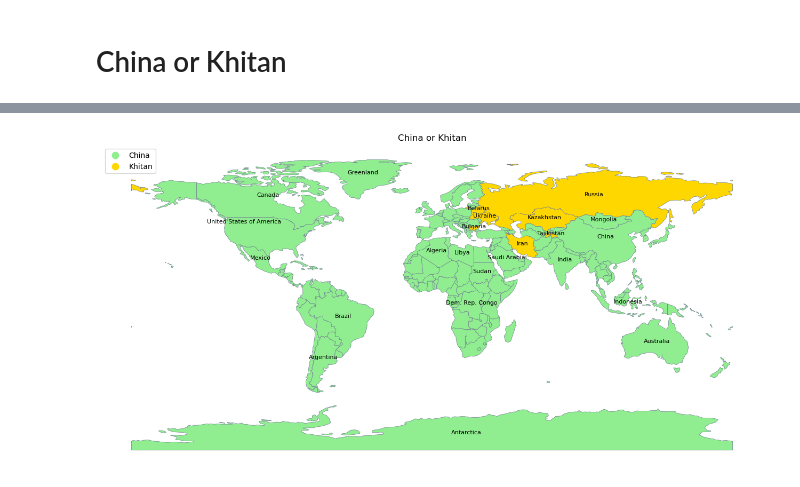
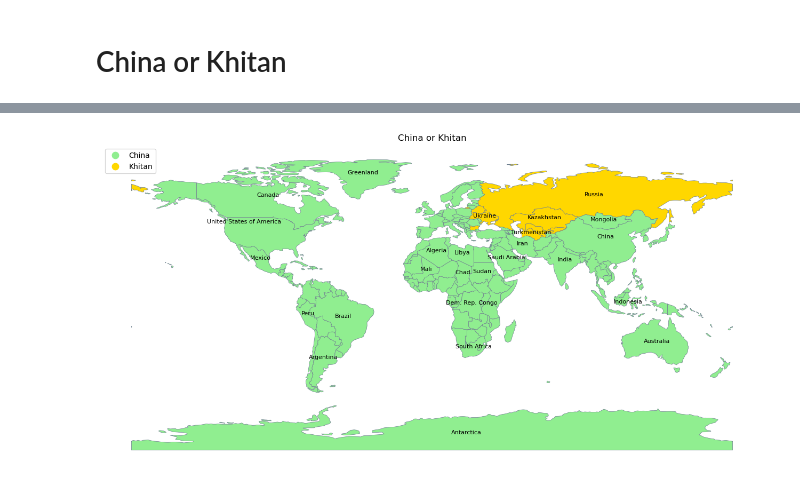
Before and after one commit to frankwwu/China-or-Khitan, a Jupyter notebook: China-or-Khitan.ipynb, the cells around one changed output, grey strips where cells are left out. Drawn from its saved outputs; the diff is of its cells as text; code cells hidden in the pictures.

```diff
--- a/China-or-Khitan.ipynb
+++ b/China-or-Khitan.ipynb
@@ -8,7 +8,7 @@ import pandas as pd
 import warnings
 warnings.filterwarnings('ignore')
 # %%
-url = 'https://gist.githubusercontent.com/frankwwu/3c2ee5d4ea94f151d4df9ed759dd46c5/raw/ca69dd210f09814e62461cf2e8b5d1dfb9d464d2/China-or-Khitan.csv'
+url = 'https://gist.githubusercontent.com/frankwwu/3c2ee5d4ea94f151d4df9ed759dd46c5/raw/f2ceb2074b0cf96e20b610f5ba05afd7d379985b/China-or-Khitan.csv'
 countries = pd.read_csv(url, keep_default_na=False, na_values=[' '])
 # %%
 world = geopandas.read_file(geopandas.datasets.get_path('naturalearth_lowres'))
@@ -15,17 +29,13 @@ world = geopandas.read_file(geopandas.datasets.get_path('naturalearth_lowres'))
 # %%
-merged_data = world.merge(countries, left_on='name', right_on='Country')
-
 fig, ax = plt.subplots(figsize=(16, 12))
 cmap = LinearSegmentedColormap.from_list("",['lightgreen','gold'])
 place = {'loc': 'upper left'}
 merged_data.plot(column='Word', cmap=cmap, ax=ax, edgecolor='slategrey', linewidth=0.5, legend=True, legend_kwds=place)
-
-labeled_countries = merged_data[(merged_data.geometry.area > 120) | (merged_data.Word == 'Khitan')]
+labeled_countries = merged_data[((merged_data.geometry.area > 105) & (merged_data.Word=='China')) |
+                                ((merged_data.geometry.area > 50) & (merged_data.Word=='Khitan'))]
 labeled_countries.apply(lambda x: ax.annotate(text=x['Country'], xy=x.geometry.centroid.coords[0], ha='center', fontsize=8), axis=1)
-
 ax.set_title('China or Khitan')
 ax.axis('off')
-
 fig.savefig('China-or-Khitan.png', bbox_inches='tight')
 # %% [output]
-[figure, old version]
+[figure, new version]
```
Also changed, not shown: parts of 1 cell of this notebook.
